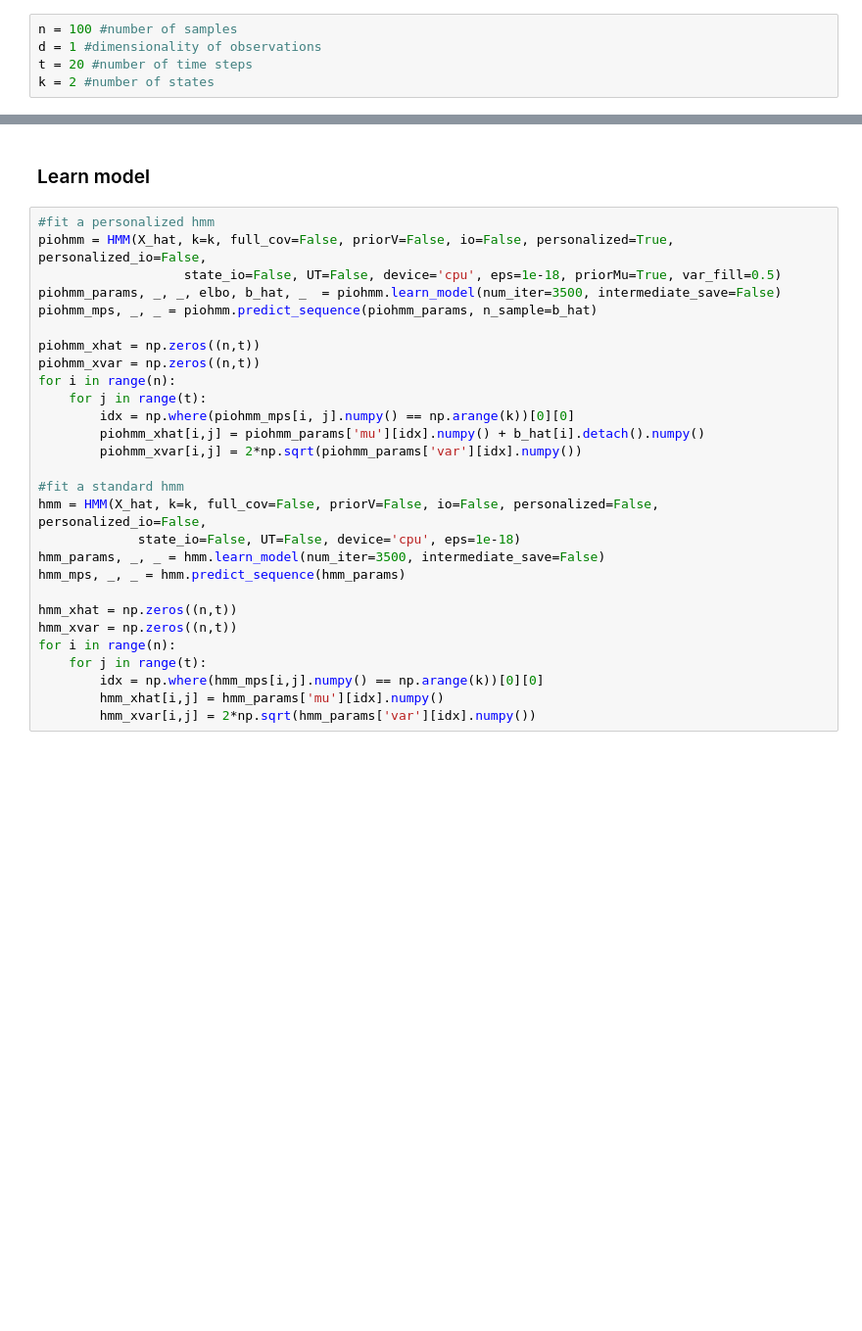
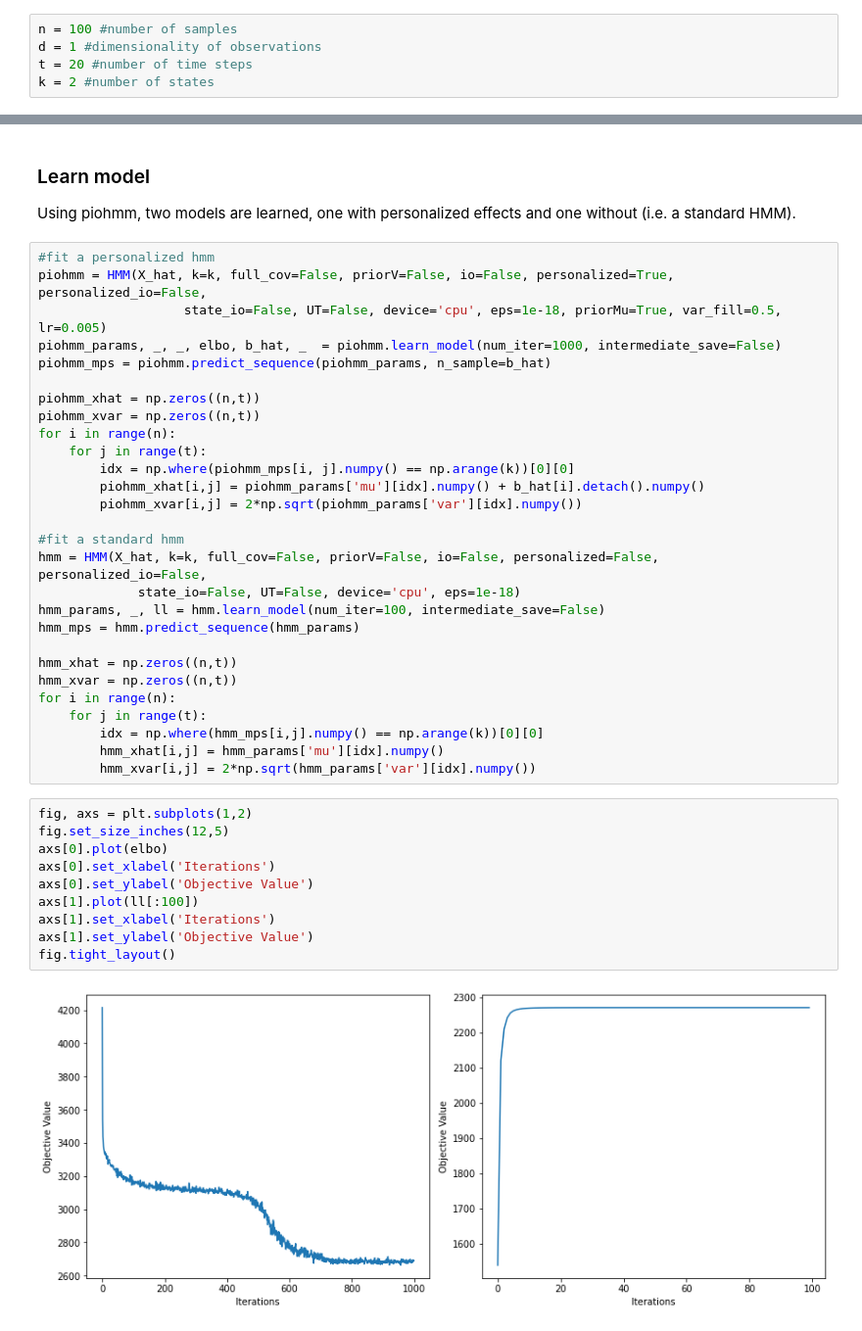
Before and after one commit to kseverso/DiseaseProgressionModeling-HMM, a Jupyter notebook: Sample Model.ipynb, the cells around one changed output, grey strips where cells are left out. Shown at 98% size. Saved outputs shown, nothing was run; the diff lists cells and outputs as text; blank space fills up the shorter version.

```diff
--- a/Sample Model.ipynb
+++ b/Sample Model.ipynb
@@ -65,14 +72,16 @@ for i in range(n):
     e = torch.randn(t)
     b_stor[i] = 2*b*torch.rand(1) - b
     X_hat[i, :, :] =  torch.einsum('ik,k->i', [L, e])[None, :, None] + X[i, :, :] + b_stor[i]*torch.ones(1,t,1)
-# %% [markdown]
-### Learn model
+# %% [markdown]
+### Learn model
+
+Using piohmm, two models are learned, one with personalized effects and one without (i.e. a standard HMM).
 # %%
 #fit a personalized hmm
 piohmm = HMM(X_hat, k=k, full_cov=False, priorV=False, io=False, personalized=True, personalized_io=False,
-                   state_io=False, UT=False, device='cpu', eps=1e-18, priorMu=True, var_fill=0.5)
-piohmm_params, _, _, elbo, b_hat, _  = piohmm.learn_model(num_iter=3500, intermediate_save=False)
-piohmm_mps, _, _ = piohmm.predict_sequence(piohmm_params, n_sample=b_hat)
+                   state_io=False, UT=False, device='cpu', eps=1e-18, priorMu=True, var_fill=0.5, lr=0.005)
+piohmm_params, _, _, elbo, b_hat, _  = piohmm.learn_model(num_iter=1000, intermediate_save=False)
+piohmm_mps = piohmm.predict_sequence(piohmm_params, n_sample=b_hat)
 
 piohmm_xhat = np.zeros((n,t))
 piohmm_xvar = np.zeros((n,t))
@@ -85,8 +94,8 @@ for i in range(n):
 #fit a standard hmm
 hmm = HMM(X_hat, k=k, full_cov=False, priorV=False, io=False, personalized=False, personalized_io=False,
              state_io=False, UT=False, device='cpu', eps=1e-18)
-hmm_params, _, _ = hmm.learn_model(num_iter=3500, intermediate_save=False)
-hmm_mps, _, _ = hmm.predict_sequence(hmm_params)
+hmm_params, _, ll = hmm.learn_model(num_iter=100, intermediate_save=False)
+hmm_mps = hmm.predict_sequence(hmm_params)
 
 hmm_xhat = np.zeros((n,t))
 hmm_xvar = np.zeros((n,t))
@@ -95,3 +104,15 @@ for i in range(n):
         idx = np.where(hmm_mps[i,j].numpy() == np.arange(k))[0][0]
         hmm_xhat[i,j] = hmm_params['mu'][idx].numpy()
         hmm_xvar[i,j] = 2*np.sqrt(hmm_params['var'][idx].numpy())
+# %%
+fig, axs = plt.subplots(1,2)
+fig.set_size_inches(12,5)
+axs[0].plot(elbo)
+axs[0].set_xlabel('Iterations')
+axs[0].set_ylabel('Objective Value')
+axs[1].plot(ll[:100])
+axs[1].set_xlabel('Iterations')
+axs[1].set_ylabel('Objective Value')
+fig.tight_layout()
+# %% [output]
+[figure, added]
```
Also changed, not shown: parts of 11 cells of this notebook, 1 other file.
